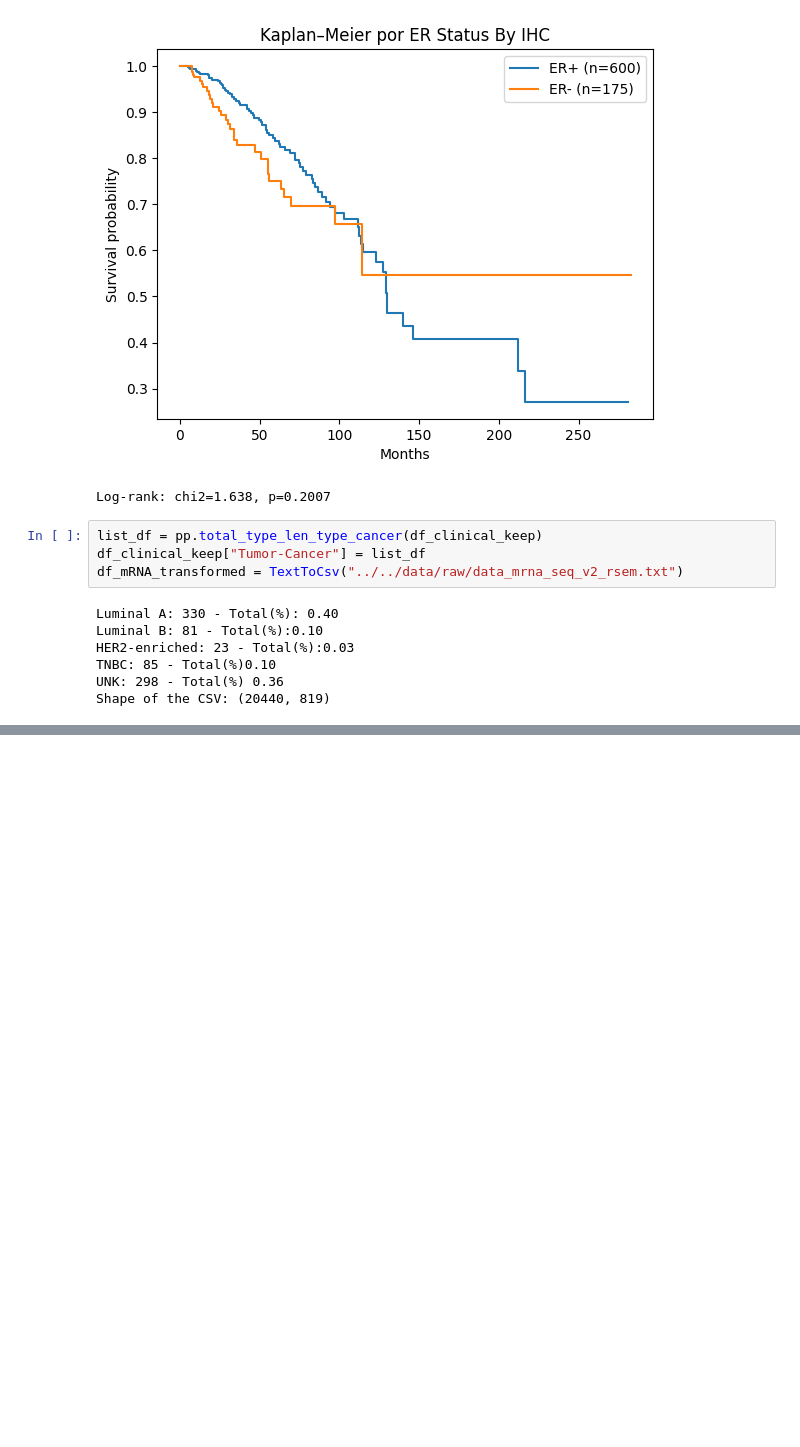
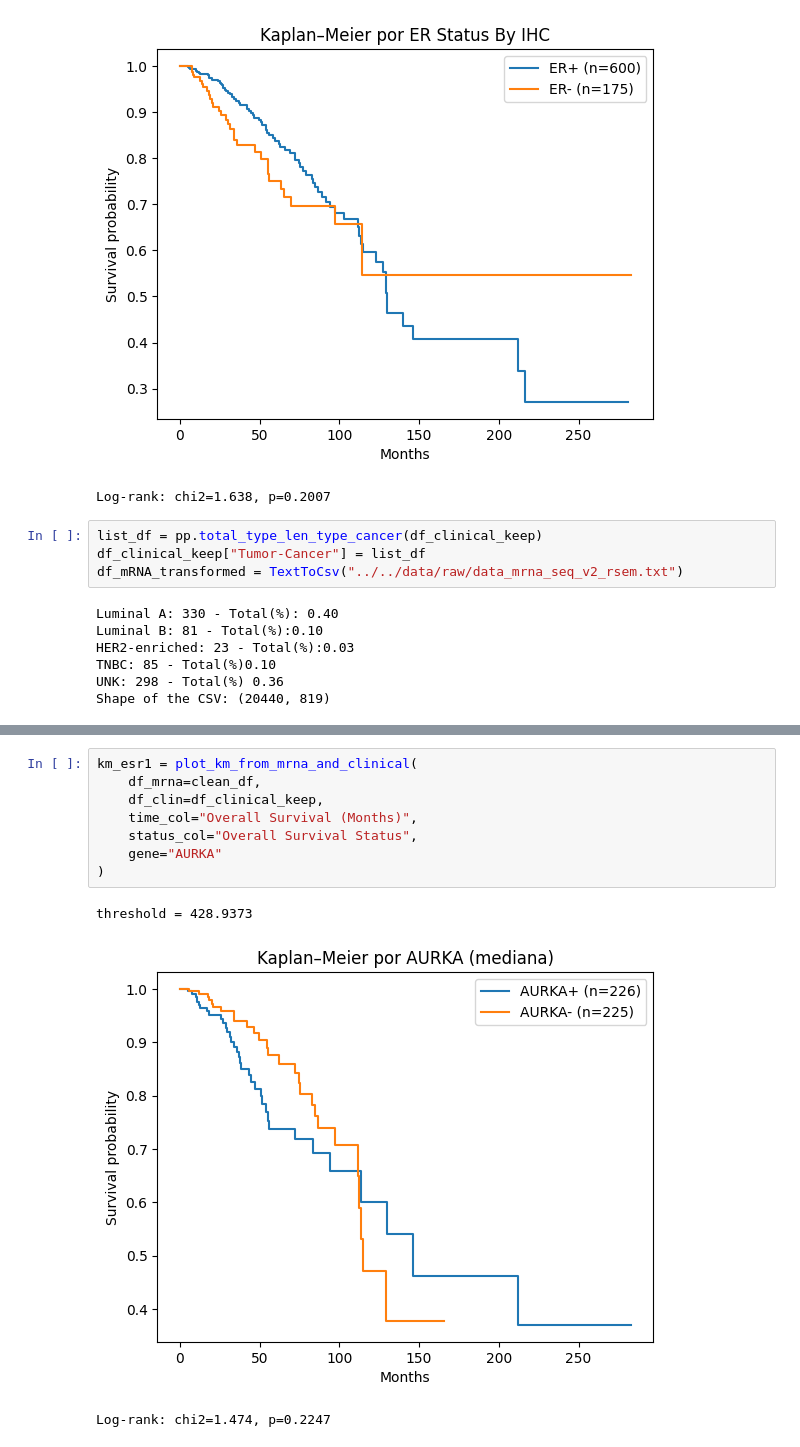
Before and after one commit to Fasmanuel2002/UPSA_Thesis_Research, a Jupyter notebook: research/notebooks/Kaplan_Meir.ipynb, the cells around one changed output, grey strips where cells are left out. Saved outputs shown, nothing was run; the diff lists cells and outputs as text; blank space fills up the shorter version.

```diff
--- a/research/notebooks/Kaplan_Meir.ipynb
+++ b/research/notebooks/Kaplan_Meir.ipynb
@@ -205,0 +149,12 @@ results_df.rename(columns={"column0" : "Binary 0",
+# %%
+km_esr1 = plot_km_from_mrna_and_clinical(
+    df_mrna=clean_df,
+    df_clin=df_clinical_keep,
+    time_col="Overall Survival (Months)",
+    status_col="Overall Survival Status",
+    gene="AURKA"
+)
+# %% [output]
+threshold = 428.9373
+[figure, added]
+Log-rank: chi2=1.474, p=0.2247
```
Also changed, not shown: parts of 11 cells of this notebook, 2 other files.
